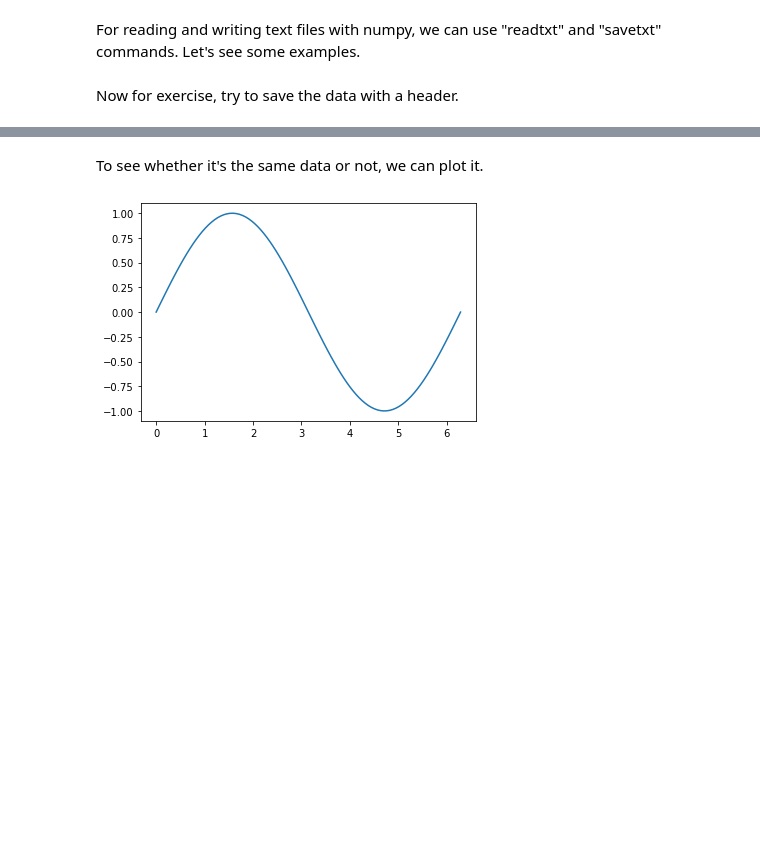
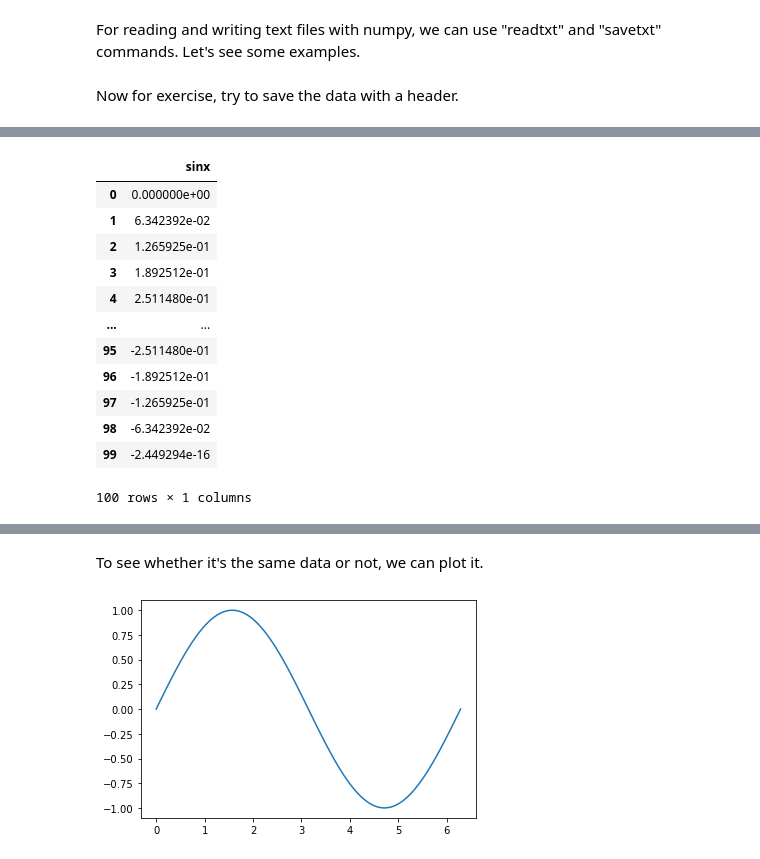
Before and after one commit to SBUDataAnalyisis/introduction-to-python-hastihojabr, a Jupyter notebook: Set_01.ipynb, the cells around one changed output, grey strips where cells are left out. Cells and saved outputs as stored; diff of their text form; code cells hidden in the pictures; blank space fills up the shorter version.

```diff
--- a/Set_01.ipynb
+++ b/Set_01.ipynb
@@ -327,0 +343,16 @@ Now for exercise, try to save the data with a header.
+# %%
+df[['sinx']]
+# %% [output]
+|  | sinx |
+| 0 | 0.000000e+00 |
+| 1 | 6.342392e-02 |
+| 2 | 1.265925e-01 |
+| 3 | 1.892512e-01 |
+| 4 | 2.511480e-01 |
+| ... | ... |
+| 95 | -2.511480e-01 |
+| 96 | -1.892512e-01 |
+| 97 | -1.265925e-01 |
+| 98 | -6.342392e-02 |
+| 99 | -2.449294e-16 |
+100 rows × 1 columns
```
Also changed, not shown: parts of 6 cells of this notebook.
